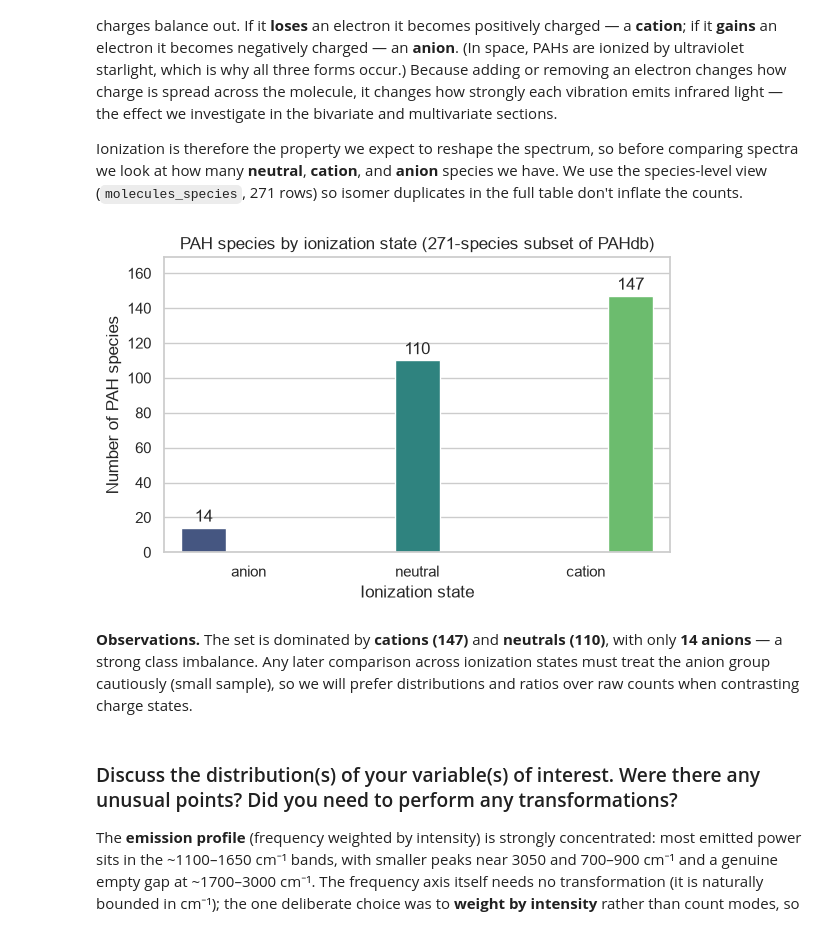
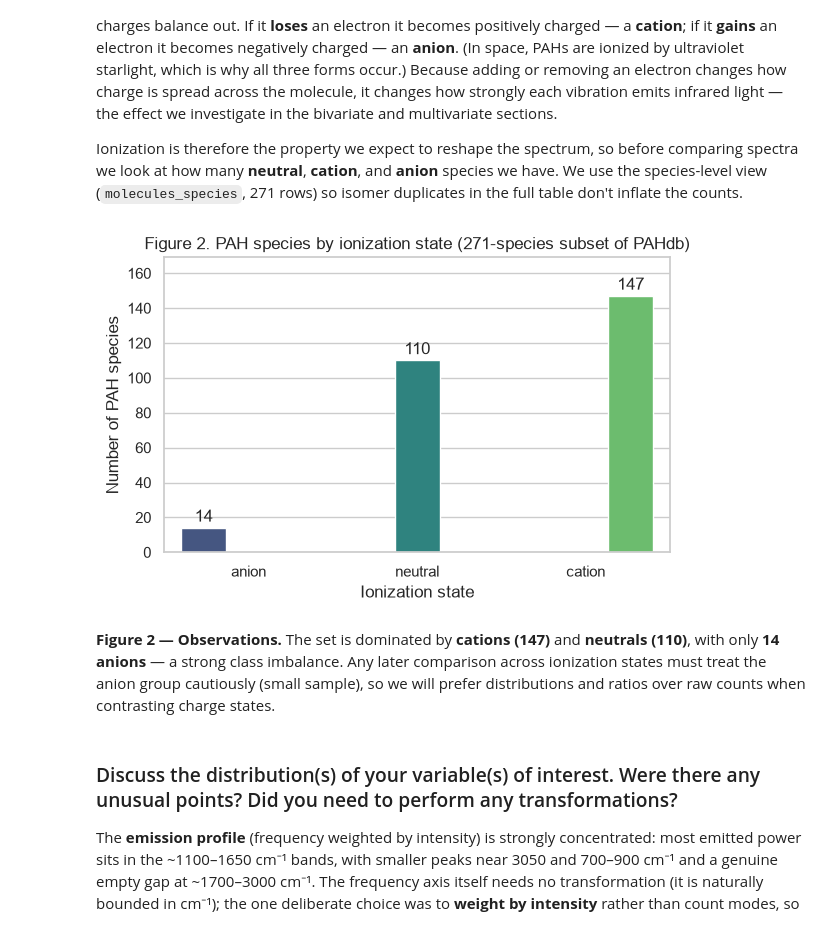
Before and after one commit to thebreadishard/udacity-data-visualization, a Jupyter notebook: notebooks/Part_I_exploration_template.ipynb, the cells around one changed output. Drawn from its saved outputs; the diff is of its cells as text; code cells hidden in the pictures.

```diff
--- a/notebooks/Part_I_exploration_template.ipynb
+++ b/notebooks/Part_I_exploration_template.ipynb
@@ -244,20 +244,20 @@ Ionization is therefore the property we expect to reshape the spectrum, so befor
 # %%
 # Q2 VISUALIZATION: how many species of each ionization state (species level, n = 271).
 fig, ax = plt.subplots(figsize=(6, 4))
 sns.countplot(data=molecules_species, x="charge_state", order=charge_order,
               hue="charge_state", palette="viridis", legend=False, ax=ax)
 for container in ax.containers:
     ax.bar_label(container, fmt="%d", padding=2)
 ax.set_xlabel("Ionization state")
 ax.set_ylabel("Number of PAH species")
-ax.set_title("PAH species by ionization state (271-species subset of PAHdb)")
+ax.set_title("Figure 2. PAH species by ionization state (271-species subset of PAHdb)")
 ax.margins(y=0.15)
 plt.tight_layout()
 plt.show()
 # %% [output]
-[figure, old version]
+[figure, new version]
 # %% [markdown]
-**Observations.** The set is dominated by **cations (147)** and **neutrals (110)**, with only **14 anions** — a strong class imbalance. Any later comparison across ionization states must treat the anion group cautiously (small sample), so we will prefer distributions and ratios over raw counts when contrasting charge states.
+**Figure 2 — Observations.** The set is dominated by **cations (147)** and **neutrals (110)**, with only **14 anions** — a strong class imbalance. Any later comparison across ionization states must treat the anion group cautiously (small sample), so we will prefer distributions and ratios over raw counts when contrasting charge states.
 # %% [markdown]
 ### Discuss the distribution(s) of your variable(s) of interest. Were there any unusual points? Did you need to perform any transformations?
 
```
Also changed, not shown: parts of 14 cells of this notebook.
